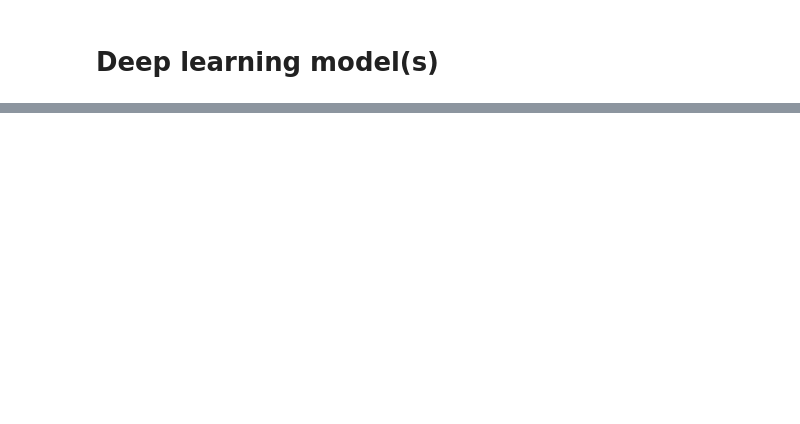
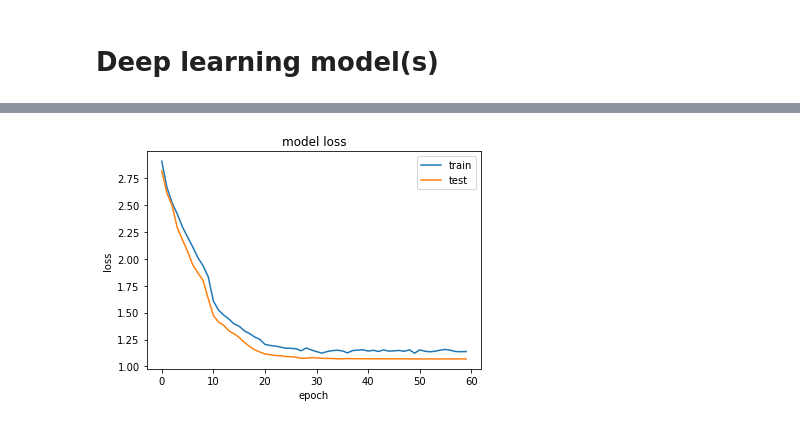
Before and after one commit to gabcastro/Unisinos-AI-CNNKaggleDataset, a Jupyter notebook: cnn_net.ipynb, the cells around one changed output, grey strips where cells are left out. Saved outputs shown, nothing was run; the diff lists cells and outputs as text; code cells hidden in the pictures; blank space fills up the shorter version.

```diff
--- a/cnn_net.ipynb
+++ b/cnn_net.ipynb
@@ -81,0 +156,38 @@ pd.DataFrame(summary_shape.items(), columns=['In/Out', 'Total shape'])
+# %%
+def training(model, X_train, X_test, y_train, y_test):
+
+    datagen = ImageDataGenerator(
+        featurewise_center=False,
+        samplewise_center=False,
+        featurewise_std_normalization=False,
+        samplewise_std_normalization=False,
+        zca_whitening=False,
+        rotation_range=10,
+        width_shift_range=0.1,
+        height_shift_range=0.1,
+        horizontal_flip=True,
+        vertical_flip=False
+    )
+    datagen.fit(X_train)
+
+    filepath="best_weights_conv.hdf5"
+
+    checkpoint = ModelCheckpoint(
+        filepath,
+        monitor='val_acc',
+        verbose=0,
+        save_best_only=True,
+        mode='max'
+    )
+
+    callbacks_list = [LearningRateScheduler(lr_schedule), checkpoint]
+
+    history = model.fit_generator(
+        datagen.flow(X_train, y_train, batch_size=32),
+        steps_per_epoch=X_train.shape[0] // 32,
+        epochs=60,
+        validation_data=(X_test, y_test),
+        callbacks=callbacks_list
+    )
+
+    return model, history
@@ -81,0 +198,3 @@ pd.DataFrame(summary_shape.items(), columns=['In/Out', 'Total shape'])
+# %%
+model = create_conv()
+model.summary()
@@ -81,0 +219,2 @@ pd.DataFrame(summary_shape.items(), columns=['In/Out', 'Total shape'])
+# %%
+model, history = training(model, X_train, X_test, y_train, y_test)
@@ -81,0 +242,4 @@ pd.DataFrame(summary_shape.items(), columns=['In/Out', 'Total shape'])
+# %%
+plot_loss(history)
+# %% [output]
+[figure, added]
```
Also changed, not shown: parts of 23 cells of this notebook, 3 other files.
